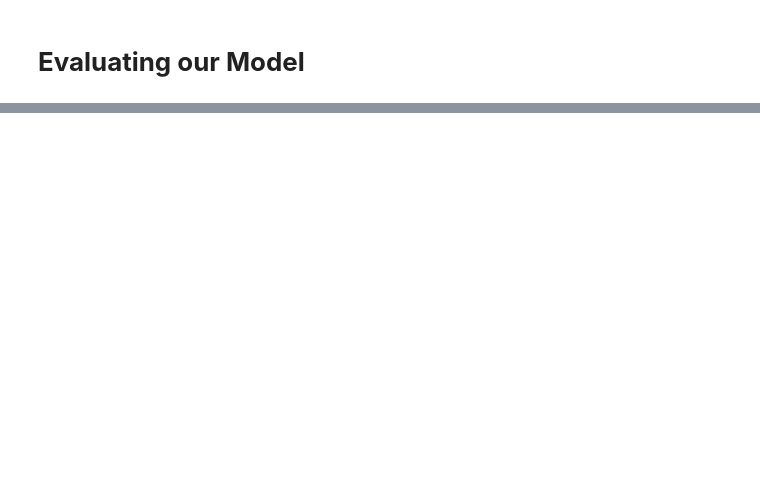
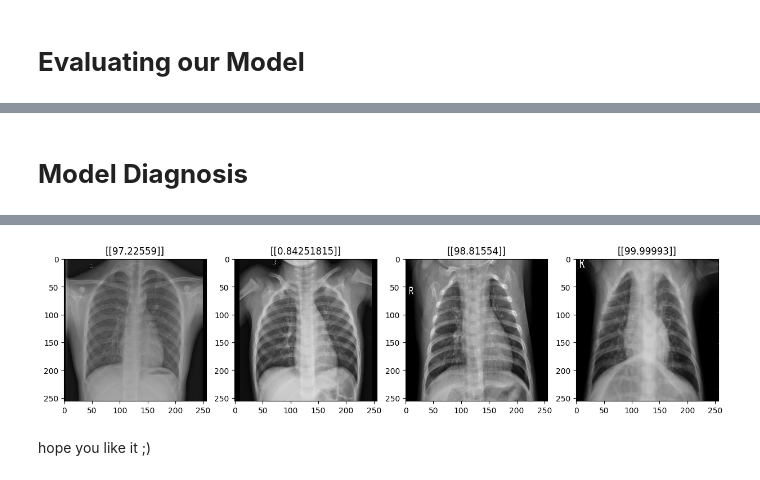
Before and after one commit to GIGAParviz/Pneumonia-chest-prediction-with-CNN, a Jupyter notebook: pneumonia_chest_x_ray.ipynb, the cells around one changed output, grey strips where cells are left out. Drawn from its saved outputs; the diff is of its cells as text; code cells hidden in the pictures; blank space fills up the shorter version.

```diff
--- a/pneumonia_chest_x_ray.ipynb
+++ b/pneumonia_chest_x_ray.ipynb
@@ -203,2 +191,0 @@ array([[[[0.00000000e+00, 0.00000000e+00, 0.00000000e+00],
-# %%
-pre = model.predict(test)
@@ -255,0 +210,12 @@ so our model Predicts Right Congrats <3
+# %% [markdown]
+# **Model Diagnosis**
+# %%
+fig , ax = plt.subplots(ncols=4 ,figsize=(15,15))
+
+for inx , img in enumerate(batch[0][4:8]):
+  ax[inx].imshow(img)
+  img = np.expand_dims(img , axis=0)
+  pre = model.predict(img)
+  ax[inx].title.set_text(pre*100)
+plt.show()
+# %% [output]
@@ -255,0 +226,3 @@ so our model Predicts Right Congrats <3
+[figure, added]
+# %% [markdown]
+hope you like it  ;)
```
Also changed, not shown: parts of 22 cells of this notebook.
